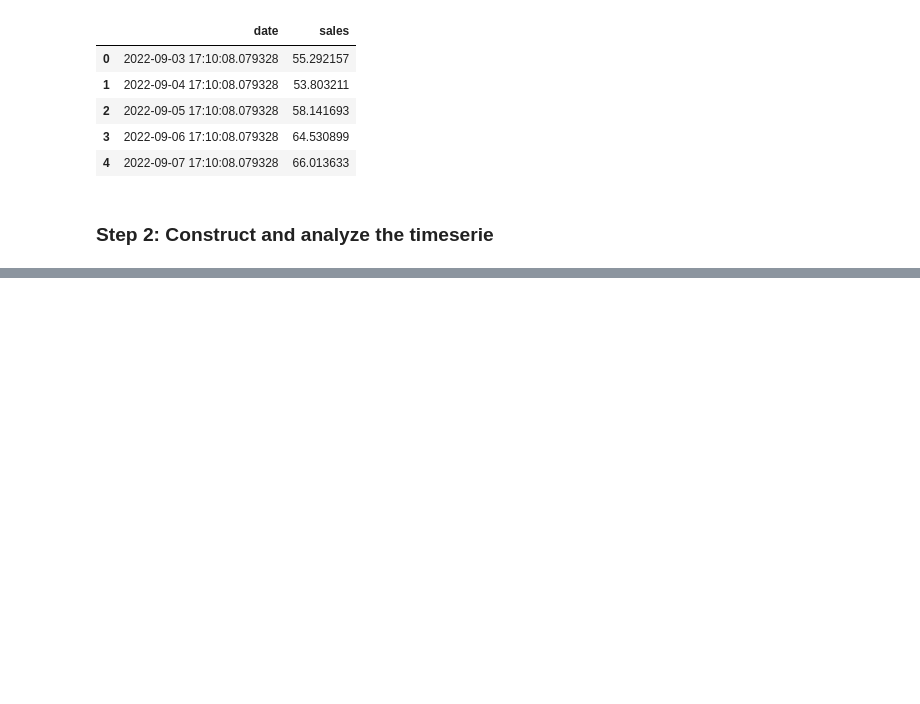
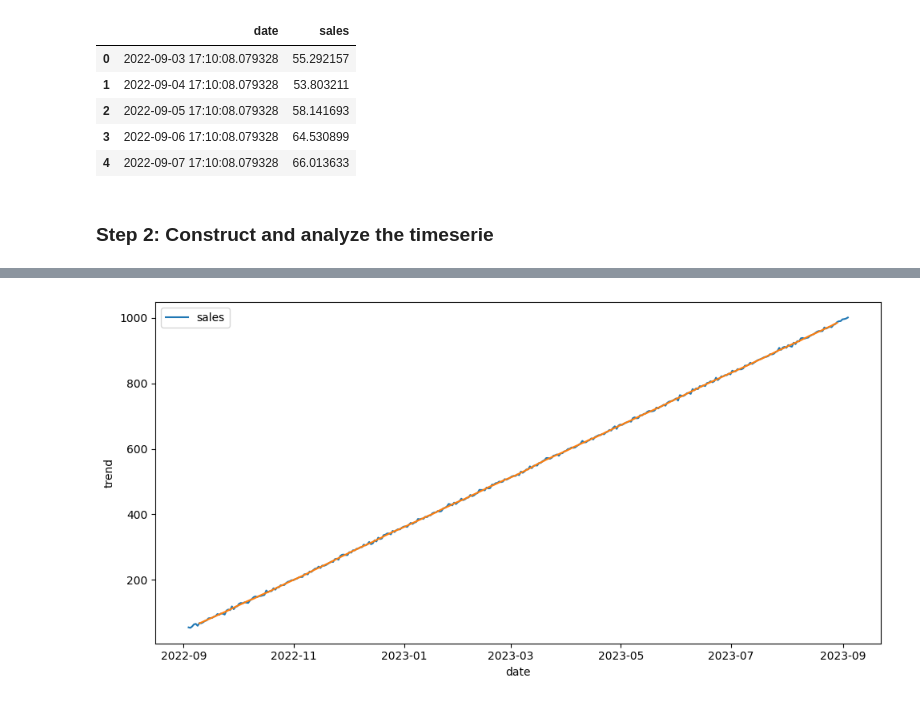
Before and after one commit to fevc08/alternative_time_series_project, a Jupyter notebook: src/explore.ipynb, the cells around one changed output, grey strips where cells are left out. Saved outputs shown, nothing was run; the diff lists cells and outputs as text; code cells hidden in the pictures; blank space fills up the shorter version.

```diff
--- a/src/explore.ipynb
+++ b/src/explore.ipynb
@@ -56,0 +64,15 @@ TypeError: float() argument must be a string or a number, not 'datetime.date'
+# %%
+# Time series decomposition
+decomposition = seasonal_decompose(sales_df['sales'], period=12)
+
+# Trend analysis
+trend = decomposition.trend
+
+# Plot the trend
+fig, ax = plt.subplots(figsize = (10, 5))
+sns.lineplot(data = sales_df)
+sns.lineplot(data = trend)
+plt.tight_layout()
+plt.show()
+# %% [output]
+[figure, added]
```
Also changed, not shown: parts of 20 cells of this notebook, 1 other file.
